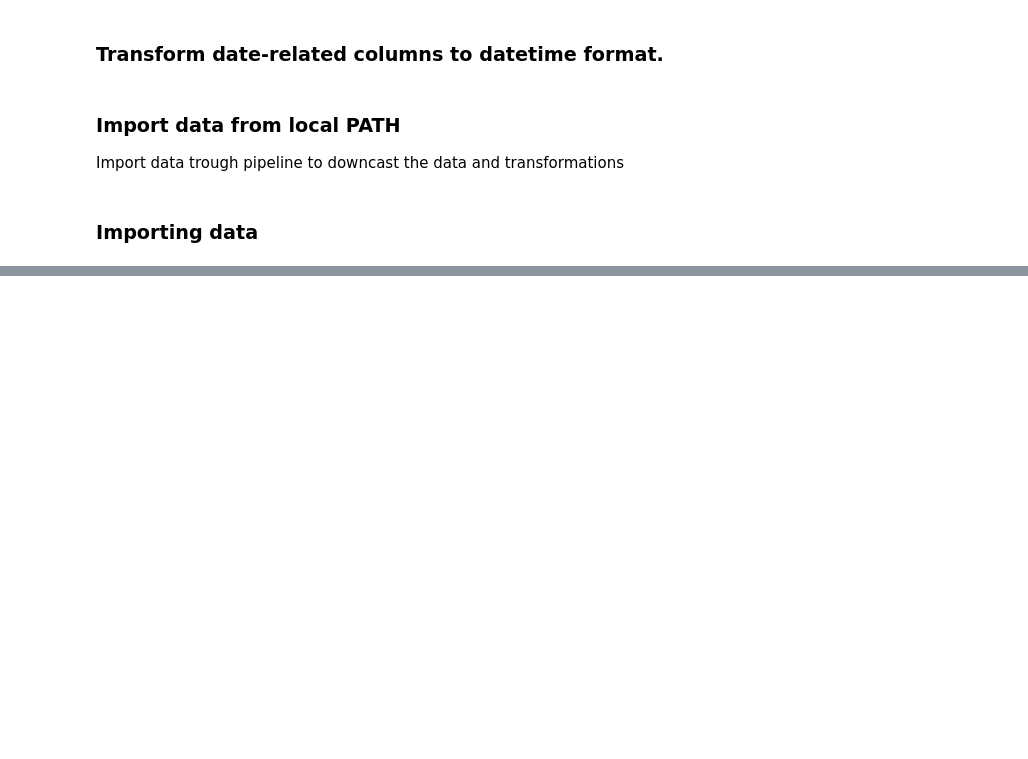
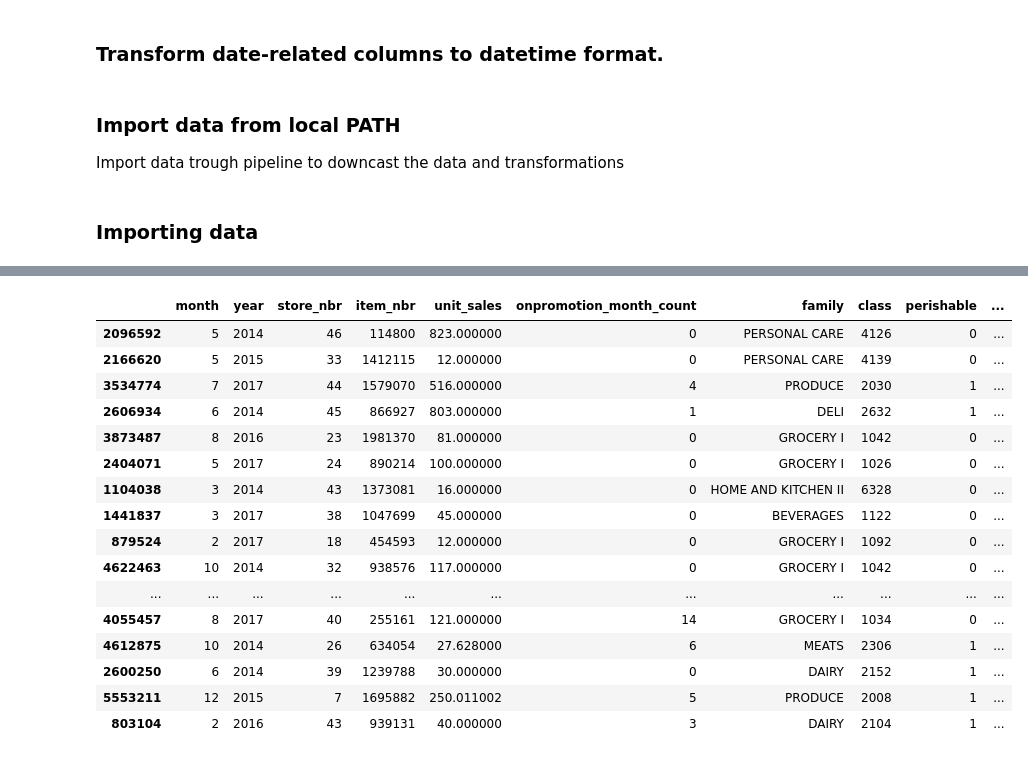
Before and after one commit to AFEngelage/Group4B, a Jupyter notebook: notebooks/2024 04 21 - Supermarket Loading first data - AFE.ipynb, the cells around one changed output, grey strips where cells are left out. Saved outputs shown, nothing was run; the diff lists cells and outputs as text; code cells hidden in the pictures; blank space fills up the shorter version.

```diff
--- a/notebooks/2024 04 21 - Supermarket Loading first data - AFE.ipynb
+++ b/notebooks/2024 04 21 - Supermarket Loading first data - AFE.ipynb
@@ -253,0 +208,3 @@ memory usage: 28.0 MB
+# %%
+# Stores
+df_5 = f_get_data(5)
@@ -253,0 +217,27 @@ memory usage: 28.0 MB
+# %%
+def onpromotion_month_count(df):
+
+    if "onpromotion" in df.columns:
+
+        df["onpromotion_month_count"] = df.groupby(
+            ["item_nbr", "store_nbr", "day", "month", "year"]
+        )["onpromotion"].transform("sum")
+
+        print(
+            "Change: 'onpromotion' column transformed to 'onpromotion_month_count' feature."
+        )
+    else:
+
+        print("The DataFrame does not contain an 'onpromotion' column.")
+
+    return df
+# %%
+df_0_agg = (
+    onpromotion_month_count(df_0)  # Transformation to 'onpromotion_month_count' feature
+    .drop(
+        columns=["id", "date", "onpromotion"]
+    )  # Drop unnecessary columns "id", "date", "onpromotion"
+    .groupby(["month", "year", "store_nbr", "item_nbr"])
+    .agg({"unit_sales": "sum", "onpromotion_month_count": "sum"})
+    .reset_index()
+)
@@ -254 +246,7 @@ memory usage: 28.0 MB
+# %%
+# Merge of df_0_agg with df_3 and df_5
+
+df_03_join = df_0_agg.merge(df_3, on="item_nbr", how="left")
+
+df_035_join = df_03_join.merge(df_5, on="store_nbr", how="left")
 # %%
@@ -655,0 +274,22 @@ memory usage: 897.0+ KB
+# %%
+# Sample of final merged dataframe 'df_02_join'
+
+df_035_join.sample(20)
+# %% [output]
+|  | month | year | store_nbr | item_nbr | unit_sales | onpromotion_month_count | family | class | perishable | ... |
+| 2096592 | 5 | 2014 | 46 | 114800 | 823.000000 | 0 | PERSONAL CARE | 4126 | 0 | ... |
+| 2166620 | 5 | 2015 | 33 | 1412115 | 12.000000 | 0 | PERSONAL CARE | 4139 | 0 | ... |
+| 3534774 | 7 | 2017 | 44 | 1579070 | 516.000000 | 4 | PRODUCE | 2030 | 1 | ... |
+| 2606934 | 6 | 2014 | 45 | 866927 | 803.000000 | 1 | DELI | 2632 | 1 | ... |
+| 3873487 | 8 | 2016 | 23 | 1981370 | 81.000000 | 0 | GROCERY I | 1042 | 0 | ... |
+| 2404071 | 5 | 2017 | 24 | 890214 | 100.000000 | 0 | GROCERY I | 1026 | 0 | ... |
+| 1104038 | 3 | 2014 | 43 | 1373081 | 16.000000 | 0 | HOME AND KITCHEN II | 6328 | 0 | ... |
+| 1441837 | 3 | 2017 | 38 | 1047699 | 45.000000 | 0 | BEVERAGES | 1122 | 0 | ... |
+| 879524 | 2 | 2017 | 18 | 454593 | 12.000000 | 0 | GROCERY I | 1092 | 0 | ... |
+| 4622463 | 10 | 2014 | 32 | 938576 | 117.000000 | 0 | GROCERY I | 1042 | 0 | ... |
+| ... | ... | ... | ... | ... | ... | ... | ... | ... | ... | ... |
+| 4055457 | 8 | 2017 | 40 | 255161 | 121.000000 | 14 | GROCERY I | 1034 | 0 | ... |
+| 4612875 | 10 | 2014 | 26 | 634054 | 27.628000 | 6 | MEATS | 2306 | 1 | ... |
+| 2600250 | 6 | 2014 | 39 | 1239788 | 30.000000 | 0 | DAIRY | 2152 | 1 | ... |
+| 5553211 | 12 | 2015 | 7 | 1695882 | 250.011002 | 5 | PRODUCE | 2008 | 1 | ... |
+| 803104 | 2 | 2016 | 43 | 939131 | 40.000000 | 3 | DAIRY | 2104 | 1 | ... |
```
Also changed, not shown: parts of 34 cells of this notebook.
